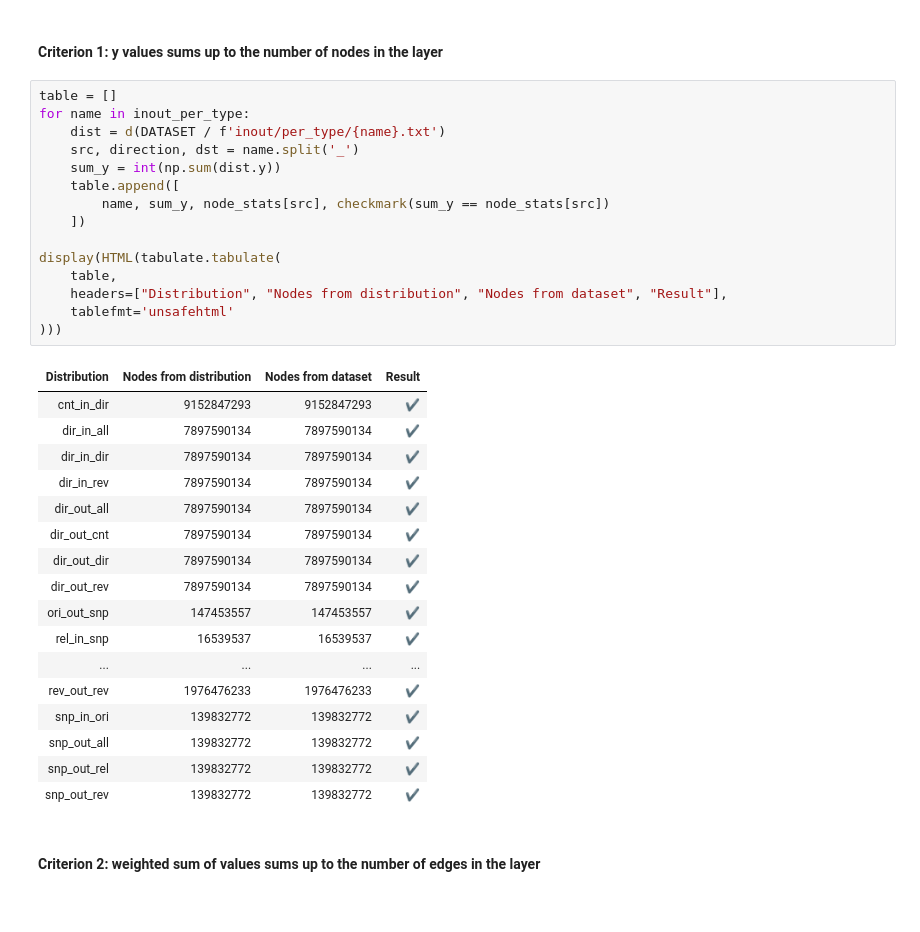
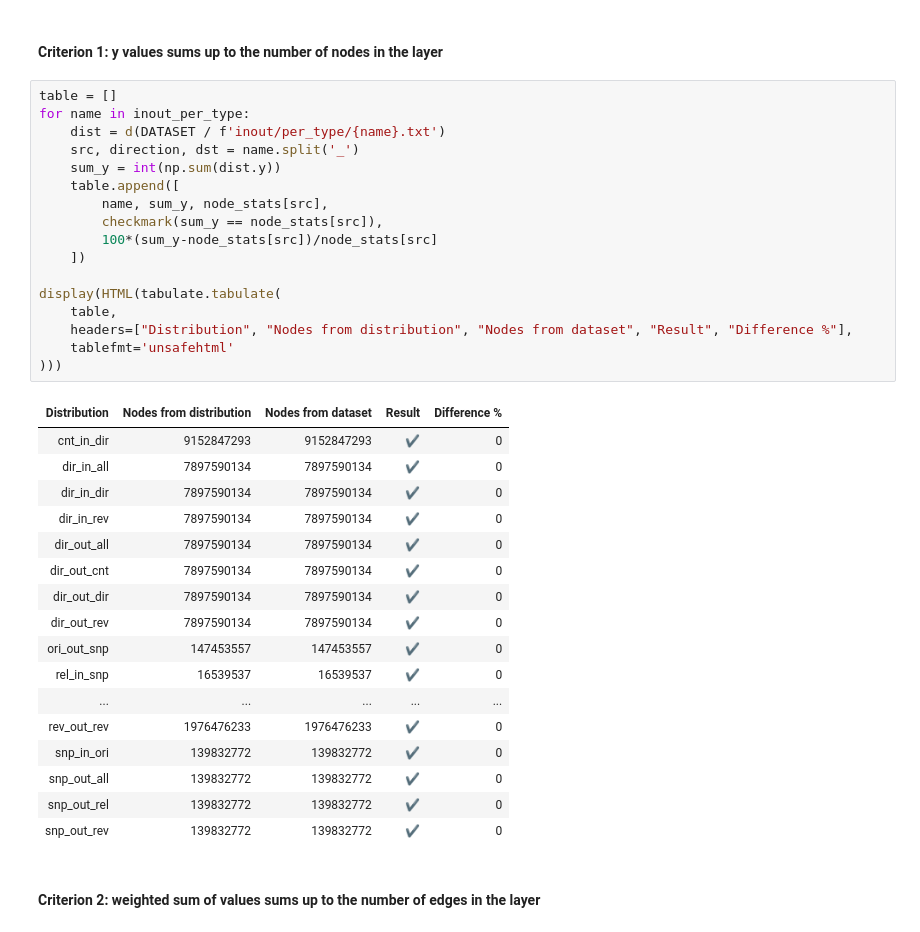
Before and after one commit to seirl/swh-graph-structure, a Jupyter notebook: notebooks/dataintegrity.ipynb, the cells around one changed output. Drawn from its saved outputs; the diff is of its cells as text.

Commit message:
percentage to difference (dataintegrity)

```diff
--- a/notebooks/dataintegrity.ipynb
+++ b/notebooks/dataintegrity.ipynb
@@ -229,36 +229,38 @@ def checkmark(condition):
 # %%
 table = []
 for name in inout_per_type:
     dist = d(DATASET / f'inout/per_type/{name}.txt')
     src, direction, dst = name.split('_')
     sum_y = int(np.sum(dist.y))
     table.append([
-        name, sum_y, node_stats[src], checkmark(sum_y == node_stats[src])
+        name, sum_y, node_stats[src],
+        checkmark(sum_y == node_stats[src]),
+        100*(sum_y-node_stats[src])/node_stats[src]
     ])
 
 display(HTML(tabulate.tabulate(
     table,
-    headers=["Distribution", "Nodes from distribution", "Nodes from dataset", "Result"],
+    headers=["Distribution", "Nodes from distribution", "Nodes from dataset", "Result", "Difference %"],
     tablefmt='unsafehtml'
 )))
 # %% [output]
-| Distribution | Nodes from distribution | Nodes from dataset | Result |
-| cnt_in_dir | 9152847293 | 9152847293 | ✔ |
-| dir_in_all | 7897590134 | 7897590134 | ✔ |
-| dir_in_dir | 7897590134 | 7897590134 | ✔ |
-| dir_in_rev | 7897590134 | 7897590134 | ✔ |
-| dir_out_all | 7897590134 | 7897590134 | ✔ |
-| dir_out_cnt | 7897590134 | 7897590134 | ✔ |
-| dir_out_dir | 7897590134 | 7897590134 | ✔ |
-| dir_out_rev | 7897590134 | 7897590134 | ✔ |
-| ori_out_snp | 147453557 | 147453557 | ✔ |
-| rel_in_snp | 16539537 | 16539537 | ✔ |
-| ... | ... | ... | ... |
-| rev_out_rev | 1976476233 | 1976476233 | ✔ |
-| snp_in_ori | 139832772 | 139832772 | ✔ |
-| snp_out_all | 139832772 | 139832772 | ✔ |
-| snp_out_rel | 139832772 | 139832772 | ✔ |
-| snp_out_rev | 139832772 | 139832772 | ✔ |
+| Distribution | Nodes from distribution | Nodes from dataset | Result | Difference % |
+| cnt_in_dir | 9152847293 | 9152847293 | ✔ | 0 |
+| dir_in_all | 7897590134 | 7897590134 | ✔ | 0 |
+| dir_in_dir | 7897590134 | 7897590134 | ✔ | 0 |
+| dir_in_rev | 7897590134 | 7897590134 | ✔ | 0 |
+| dir_out_all | 7897590134 | 7897590134 | ✔ | 0 |
+| dir_out_cnt | 7897590134 | 7897590134 | ✔ | 0 |
+| dir_out_dir | 7897590134 | 7897590134 | ✔ | 0 |
+| dir_out_rev | 7897590134 | 7897590134 | ✔ | 0 |
+| ori_out_snp | 147453557 | 147453557 | ✔ | 0 |
+| rel_in_snp | 16539537 | 16539537 | ✔ | 0 |
+| ... | ... | ... | ... | ... |
+| rev_out_rev | 1976476233 | 1976476233 | ✔ | 0 |
+| snp_in_ori | 139832772 | 139832772 | ✔ | 0 |
+| snp_out_all | 139832772 | 139832772 | ✔ | 0 |
+| snp_out_rel | 139832772 | 139832772 | ✔ | 0 |
+| snp_out_rev | 139832772 | 139832772 | ✔ | 0 |
 # %% [markdown]
 #### Criterion 2: weighted sum of values sums up to the number of edges in the layer
 # %%
```
Also changed, not shown: parts of 2 cells of this notebook.
